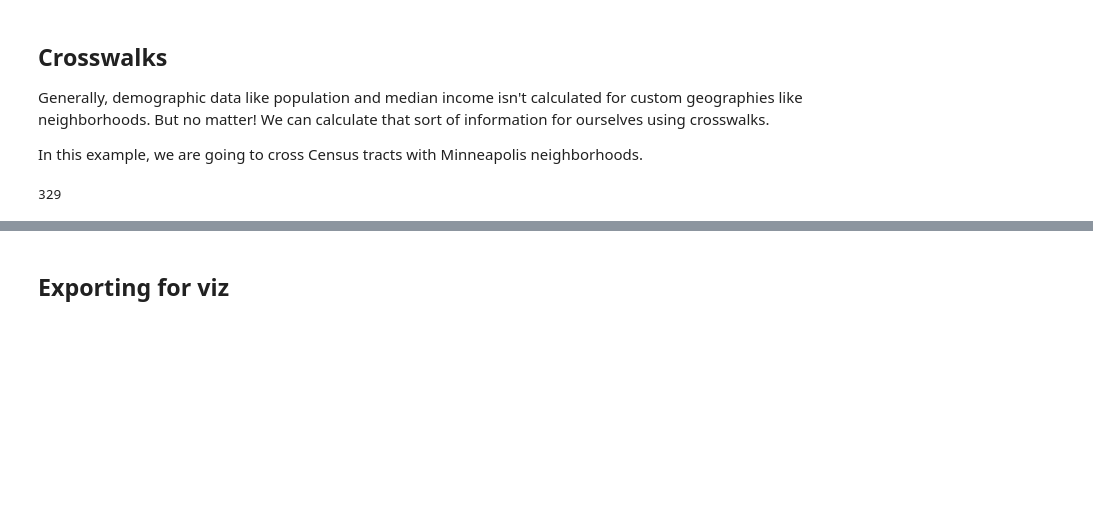
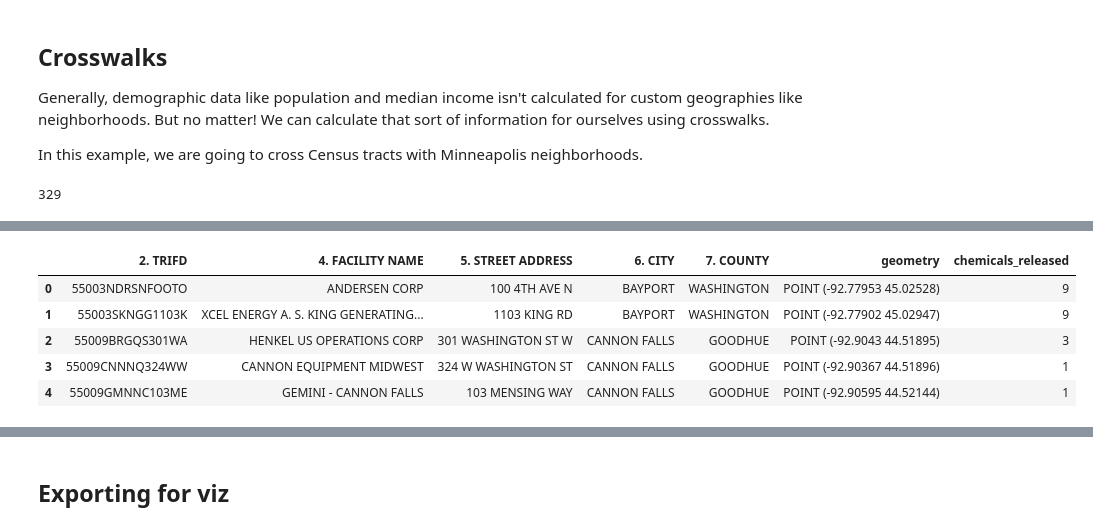
Before and after one commit to ryanelittle/nicar25-scripted-mapping, a Jupyter notebook: code/python-mapping.ipynb, the cells around one changed output, grey strips where cells are left out. Saved outputs shown, nothing was run; the diff lists cells and outputs as text; code cells hidden in the pictures; blank space fills up the shorter version.

```diff
--- a/code/python-mapping.ipynb
+++ b/code/python-mapping.ipynb
@@ -193,0 +248,18 @@ hoods_data.head()
+# %%
+#we're going to group the TRI by facility because with this dataset, a single facility will have
+#many rows, one for each chemical released
+unique_tri = tri.groupby(['2. TRIFD','4. FACILITY NAME',
+                          '5. STREET ADDRESS','6. CITY',
+                          '7. COUNTY','geometry']).size().reset_index(name='chemicals_released')
+
+#when we do the groupby, it stops being a geodataframe, so we need to make it one again
+unique_tri = gpd.GeoDataFrame(unique_tri, geometry='geometry')
+
+unique_tri.head()
+# %% [output]
+|  | 2. TRIFD | 4. FACILITY NAME | 5. STREET ADDRESS | 6. CITY | 7. COUNTY | geometry | chemicals_released |
+| 0 | 55003NDRSNFOOTO | ANDERSEN CORP | 100 4TH AVE N | BAYPORT | WASHINGTON | POINT (-92.77953 45.02528) | 9 |
+| 1 | 55003SKNGG1103K | XCEL ENERGY A. S. KING GENERATING... | 1103 KING RD | BAYPORT | WASHINGTON | POINT (-92.77902 45.02947) | 9 |
+| 2 | 55009BRGQS301WA | HENKEL US OPERATIONS CORP | 301 WASHINGTON ST W | CANNON FALLS | GOODHUE | POINT (-92.9043 44.51895) | 3 |
+| 3 | 55009CNNNQ324WW | CANNON EQUIPMENT MIDWEST | 324 W WASHINGTON ST | CANNON FALLS | GOODHUE | POINT (-92.90367 44.51896) | 1 |
+| 4 | 55009GMNNC103ME | GEMINI - CANNON FALLS | 103 MENSING WAY | CANNON FALLS | GOODHUE | POINT (-92.90595 44.52144) | 1 |
```
Also changed, not shown: parts of 24 cells of this notebook.
